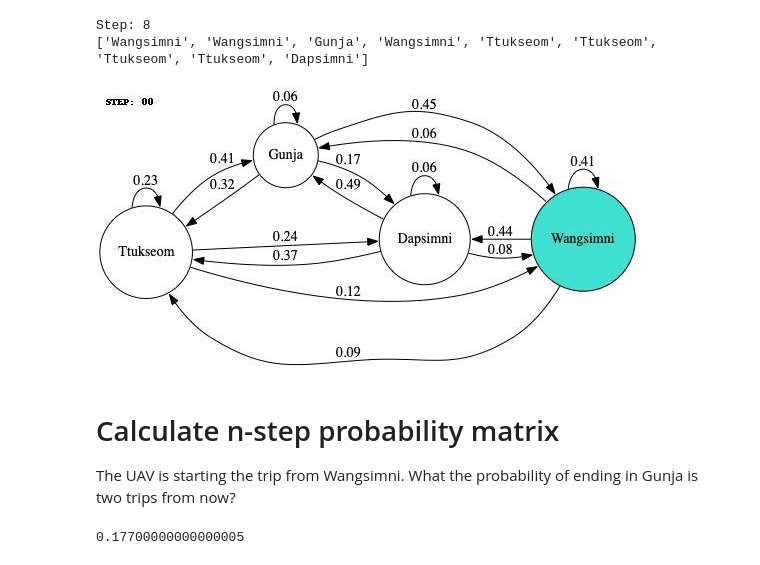
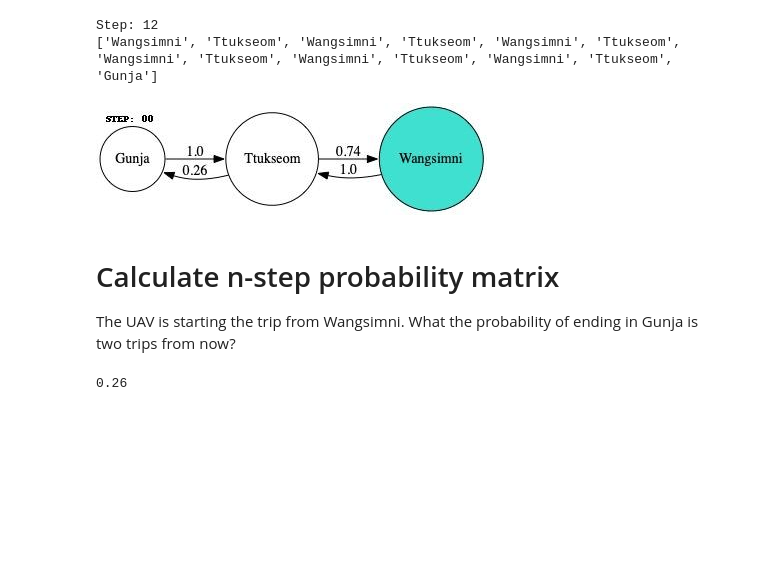
Before and after one commit to ardiantovn/markovchain, a Jupyter notebook: markovchain.ipynb, the cells around one changed output. Drawn from its saved outputs; the diff is of its cells as text; code cells hidden in the pictures; blank space fills up the shorter version.

```diff
--- a/markovchain.ipynb
+++ b/markovchain.ipynb
@@ -129,7 +4,7 @@ array([0.25, 0.25, 0.25, 0.25])
 from markovchain import MarkovChain
 # %%
-mc = MarkovChain(region_list=['Ttukseom', 'Gunja', 'Wangsimni', 'Dapsimni'],
-                 remove_self_flight=False)
+mc = MarkovChain(region_list=['Ttukseom', 'Gunja', 'Wangsimni'],
+                 remove_self_flight=True)
 
 base_img = mc.plot_base()
 ImageDisplay(base_img)
@@ -155,17 +28,17 @@ Dapsimni       0.22   0.33       0.00      0.45
 # %%
 travel_simulated = mc.travel_simulation(mc.blocked_df,
                                         init_region='Wangsimni',
-                                        dest_region='Dapsimni'
+                                        dest_region='Gunja'
                                         )
 print(f'Step: {len(travel_simulated)-1}')
 print(travel_simulated)
 
-travel_img = mc.plot_travel_simulation(selected_df=mc.base_df)
+travel_img = mc.plot_travel_simulation(plot_mode='blocked')
 ImageDisplay(travel_img)
 # %% [output]
-Step: 8
-['Wangsimni', 'Wangsimni', 'Gunja', 'Wangsimni', 'Ttukseom', 'Ttukseom', 'Ttukseom', 'Ttukseom', 'Dapsimni']
+Step: 12
+['Wangsimni', 'Ttukseom', 'Wangsimni', 'Ttukseom', 'Wangsimni', 'Ttukseom', 'Wangsimni', 'Ttukseom', 'Wangsimni', 'Ttukseom', 'Wangsimni', 'Ttukseom', 'Gunja']
-[figure, old version]
+[figure, new version]
 # %% [markdown]
 # Calculate n-step probability matrix
 
@@ -174,7 +47,7 @@ What the probability of ending in Gunja is two trips from now?
 # %%
 mc.prob_ending_region_after_n_step(matrix_df=mc.blocked_df,
                                     init_region='Wangsimni',
-                                    final_region='Dapsimni',
+                                    final_region='Gunja',
                                     n_step=2)
 # %% [output]
-0.17700000000000005
+0.26
```
Also changed, not shown: parts of 15 cells of this notebook, 38 other files.
